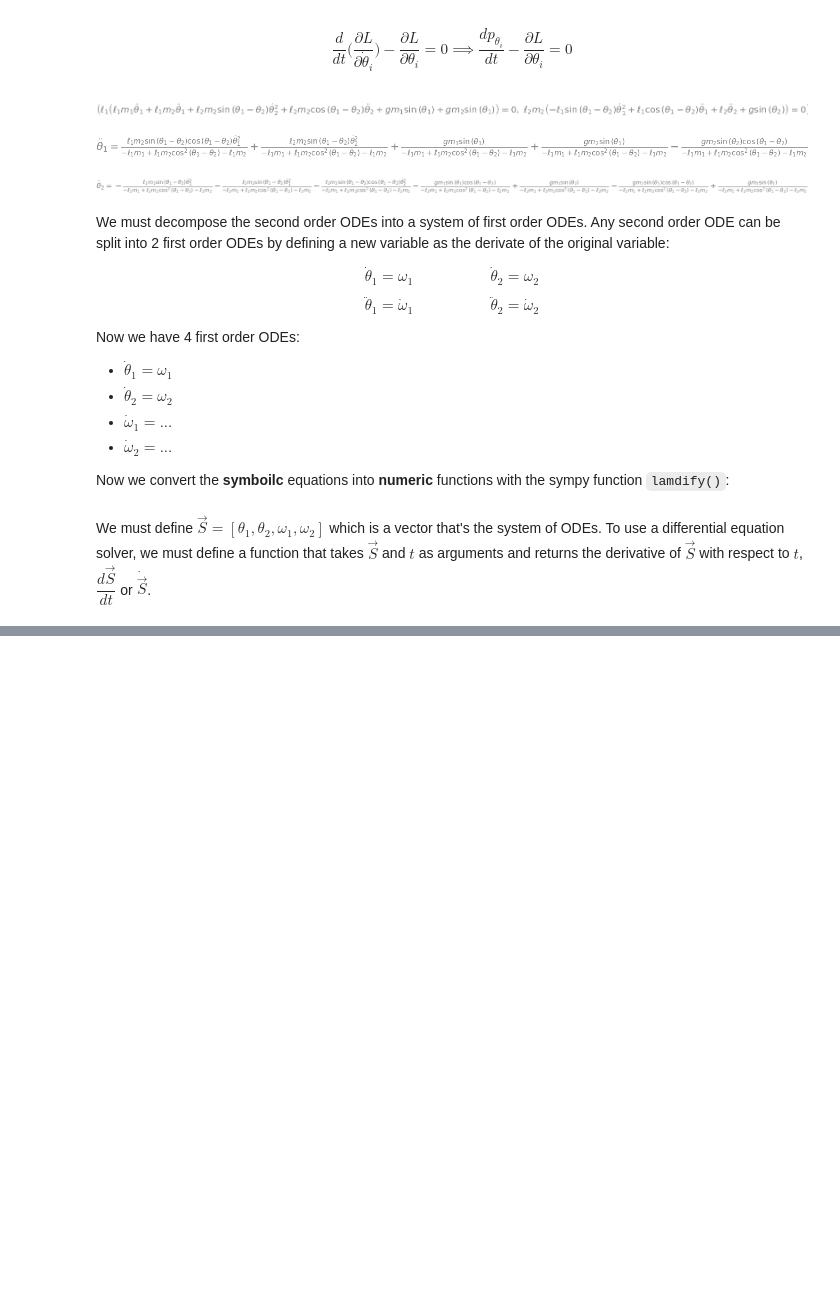
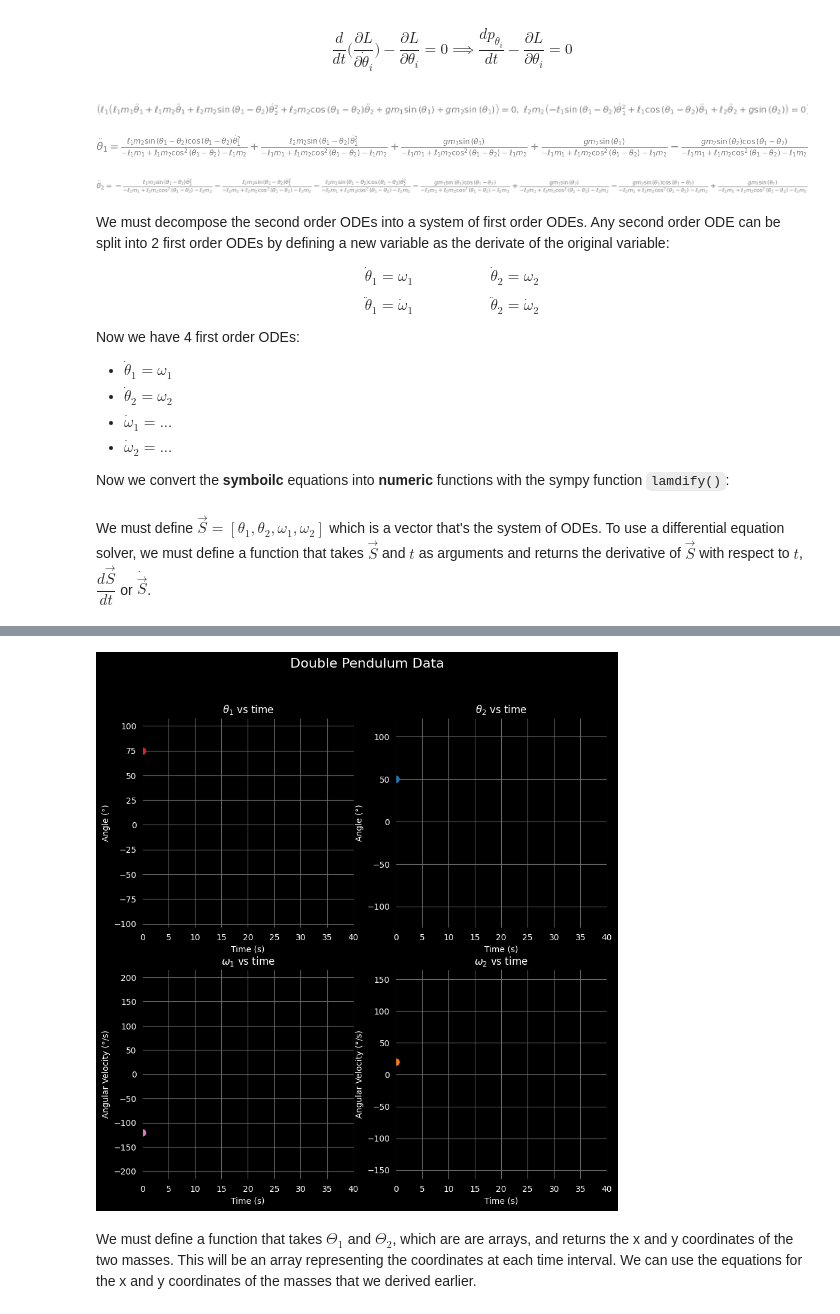
Before and after one commit to Melon-Mao/Python-repository, a Jupyter notebook: Data Analysis/Mechanics/Double Pendulum/double_pendulum.ipynb, the cells around one changed output, grey strips where cells are left out. Drawn from its saved outputs; the diff is of its cells as text; code cells hidden in the pictures; blank space fills up the shorter version.

```diff
--- a/Data Analysis/Mechanics/Double Pendulum/double_pendulum.ipynb
+++ b/Data Analysis/Mechanics/Double Pendulum/double_pendulum.ipynb
@@ -165,0 +268,74 @@ sol = solve_ivp(
+# %%
+fig, ax = plt.subplots(figsize=(10, 10))
+gs = gridspec.GridSpec(2, 2, figure=fig)
+plt.clf()
+
+# theta_1 vs time
+ax1 = fig.add_subplot(gs[0, 0])
+line1, = ax1.plot([], [], lw=1, markersize=8, color="tab:red", linestyle="-")
+point1, = ax1.plot([], [], lw=1, markersize=8, color="tab:red", marker="o", linestyle="--")
+
+ax1.set_title(r"$\theta_1$ vs time")
+ax1.set_xlim(t_0, t_f)
+ax1.set_ylim(1.1 * np.min(Theta_1_deg), 1.1 * np.max(Theta_1_deg))
+ax1.set_xlabel("Time (s)")
+ax1.set_ylabel("Angle (°)")
+ax1.grid()
+
+# theta_2 vs time
+ax2 = fig.add_subplot(gs[0, 1])
+line2, = ax2.plot([], [], lw=1, markersize=8, color="tab:blue", linestyle="-")
+point2, = ax2.plot([], [], lw=1, markersize=8, color="tab:blue", marker="o", linestyle="--")
+
+ax2.set_title(r"$\theta_2$ vs time")
+ax2.set_xlim(t_0, t_f)
+ax2.set_ylim(1.1 * np.min(Theta_2_deg), 1.1 * np.max(Theta_2_deg))
+ax2.set_xlabel("Time (s)")
+ax2.set_ylabel("Angle (°)")
+ax2.grid()
+
+# omega_1 vs time
+ax3 = fig.add_subplot(gs[1, 0])
+line3, = ax3.plot([], [], lw=1, markersize=8, color="tab:pink", linestyle="-")
+point3, = ax3.plot([], [], lw=1, markersize=8, color="tab:pink", marker="o", linestyle="--")
+
+ax3.set_title(r"$\omega_1$ vs time")
+ax3.set_xlim(t_0, t_f)
+ax3.set_ylim(1.1 * np.min(Omega_1_deg), 1.1 * np.max(Omega_1_deg))
+ax3.set_xlabel("Time (s)")
+ax3.set_ylabel("Angular Velocity (°/s)")
+ax3.grid()
+
+# omega_2 vs time
+ax4 = fig.add_subplot(gs[1, 1])
+line4, = ax4.plot([], [], lw=1, markersize=8, color="tab:orange", linestyle="-")
+point4, = ax4.plot([], [], lw=1, markersize=8, color="tab:orange", marker="o", linestyle="--")
+
+ax4.set_title(r"$\omega_2$ vs time")
+ax4.set_xlim(t_0, t_f)
+ax4.set_ylim(1.1 * np.min(Omega_2_deg), 1.1 * np.max(Omega_2_deg))
+ax4.set_xlabel("Time (s)")
+ax4.set_ylabel("Angular Velocity (°/s)")
+ax4.grid()
+
+
+# Title to go over all subplots
+plt.suptitle("Double Pendulum Data", color="white", fontsize=16)
+
+def animate(i):
+    line1.set_data(time[:i], Theta_1_deg[:i])
+    point1.set_data(time[i], Theta_1_deg[i])
+    line2.set_data(time[:i], Theta_2_deg[:i])
+    point2.set_data(time[i], Theta_2_deg[i])
+    line3.set_data(time[:i], Omega_1_deg[:i])
+    point3.set_data(time[i], Omega_1_deg[i])
+    line4.set_data(time[:i], Omega_2_deg[:i])
+    point4.set_data(time[i], Omega_2_deg[i])
+
+
+ani = animation.FuncAnimation(fig, animate, frames=len(time), interval=50)
+ani.save("Animations/double_pendulum_data.gif", writer="pillow", fps=25)
+# %% [output]
+[figure, added]
+# %% [markdown]
+We must define a function that takes $\Theta_1$ and $\Theta_2$, which are are arrays, and returns the x and y coordinates of the two masses. This will be an array representing the coordinates at each time interval. We can use the equations for the x and y coordinates of the masses that we derived earlier.
```
Also changed, not shown: parts of 30 cells of this notebook, 11 other files.
